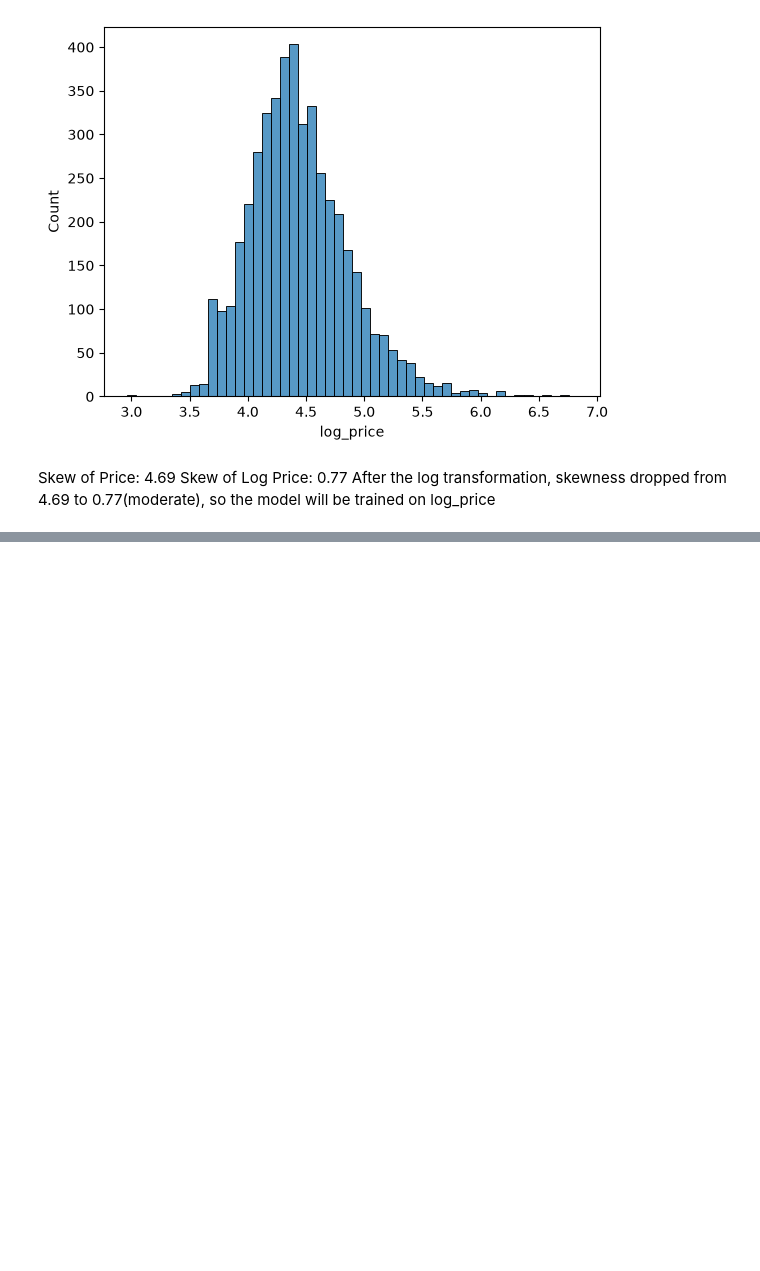
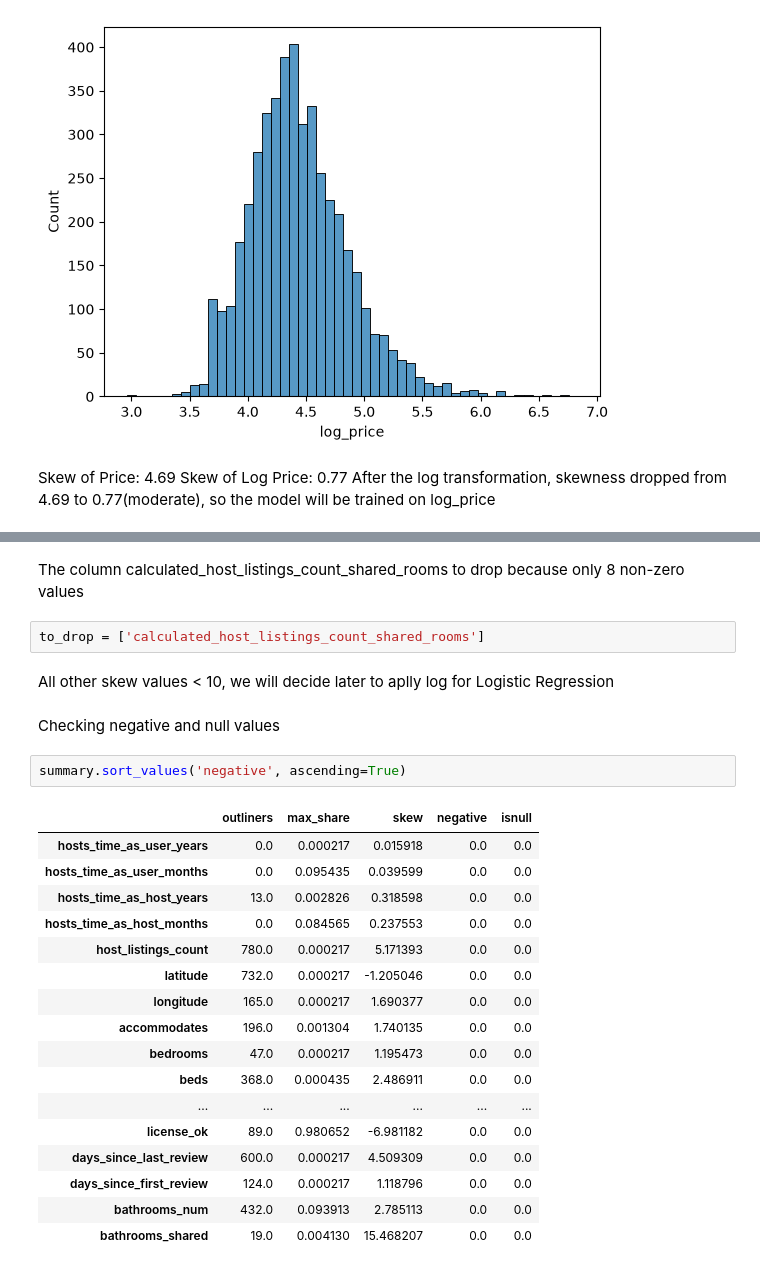
Before and after one commit to SunnyFoxxy/thessaloniki-airbnb-prices, a Jupyter notebook: notebook.ipynb, the cells around one changed output, grey strips where cells are left out. Drawn from its saved outputs; the diff is of its cells as text; blank space fills up the shorter version.

```diff
--- a/notebook.ipynb
+++ b/notebook.ipynb
@@ -427,0 +576,28 @@ After the log transformation, skewness dropped from 4.69 to 0.77(moderate), so t
+# %% [markdown]
+The column calculated_host_listings_count_shared_rooms to drop because only 8 non-zero values
+# %%
+to_drop = ['calculated_host_listings_count_shared_rooms']
+# %% [markdown]
+All other skew values < 10, we will decide later to aplly log for Logistic Regression
+# %% [markdown]
+Checking negative and null values
+# %%
+summary.sort_values('negative', ascending=True)
+# %% [output]
+|  | outliners | max_share | skew | negative | isnull |
+| hosts_time_as_user_years | 0.0 | 0.000217 | 0.015918 | 0.0 | 0.0 |
+| hosts_time_as_user_months | 0.0 | 0.095435 | 0.039599 | 0.0 | 0.0 |
+| hosts_time_as_host_years | 13.0 | 0.002826 | 0.318598 | 0.0 | 0.0 |
+| hosts_time_as_host_months | 0.0 | 0.084565 | 0.237553 | 0.0 | 0.0 |
+| host_listings_count | 780.0 | 0.000217 | 5.171393 | 0.0 | 0.0 |
+| latitude | 732.0 | 0.000217 | -1.205046 | 0.0 | 0.0 |
+| longitude | 165.0 | 0.000217 | 1.690377 | 0.0 | 0.0 |
+| accommodates | 196.0 | 0.001304 | 1.740135 | 0.0 | 0.0 |
+| bedrooms | 47.0 | 0.000217 | 1.195473 | 0.0 | 0.0 |
+| beds | 368.0 | 0.000435 | 2.486911 | 0.0 | 0.0 |
+| ... | ... | ... | ... | ... | ... |
+| license_ok | 89.0 | 0.980652 | -6.981182 | 0.0 | 0.0 |
+| days_since_last_review | 600.0 | 0.000217 | 4.509309 | 0.0 | 0.0 |
+| days_since_first_review | 124.0 | 0.000217 | 1.118796 | 0.0 | 0.0 |
+| bathrooms_num | 432.0 | 0.093913 | 2.785113 | 0.0 | 0.0 |
+| bathrooms_shared | 19.0 | 0.004130 | 15.468207 | 0.0 | 0.0 |
```
Also changed, not shown: parts of 25 cells of this notebook.
